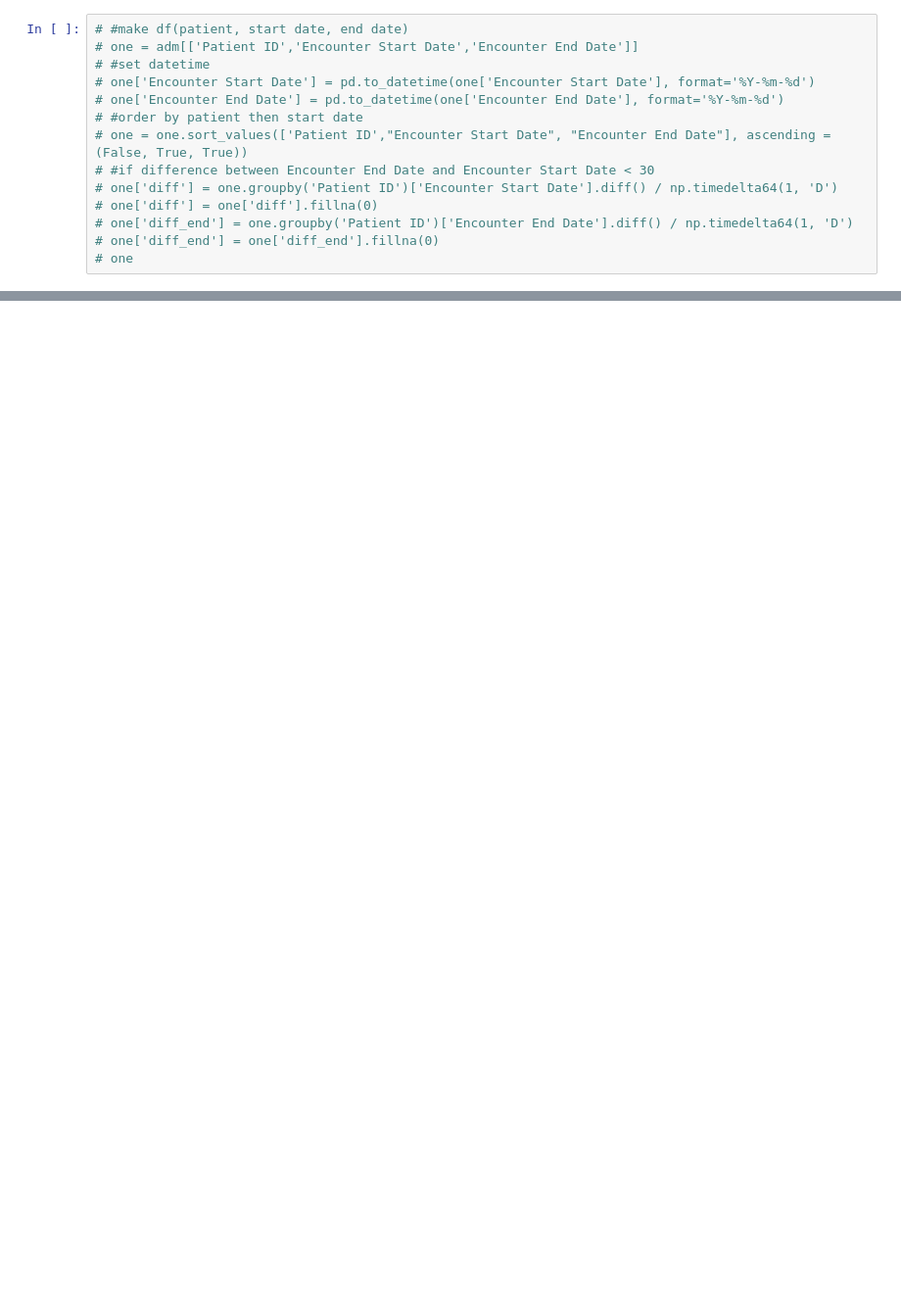
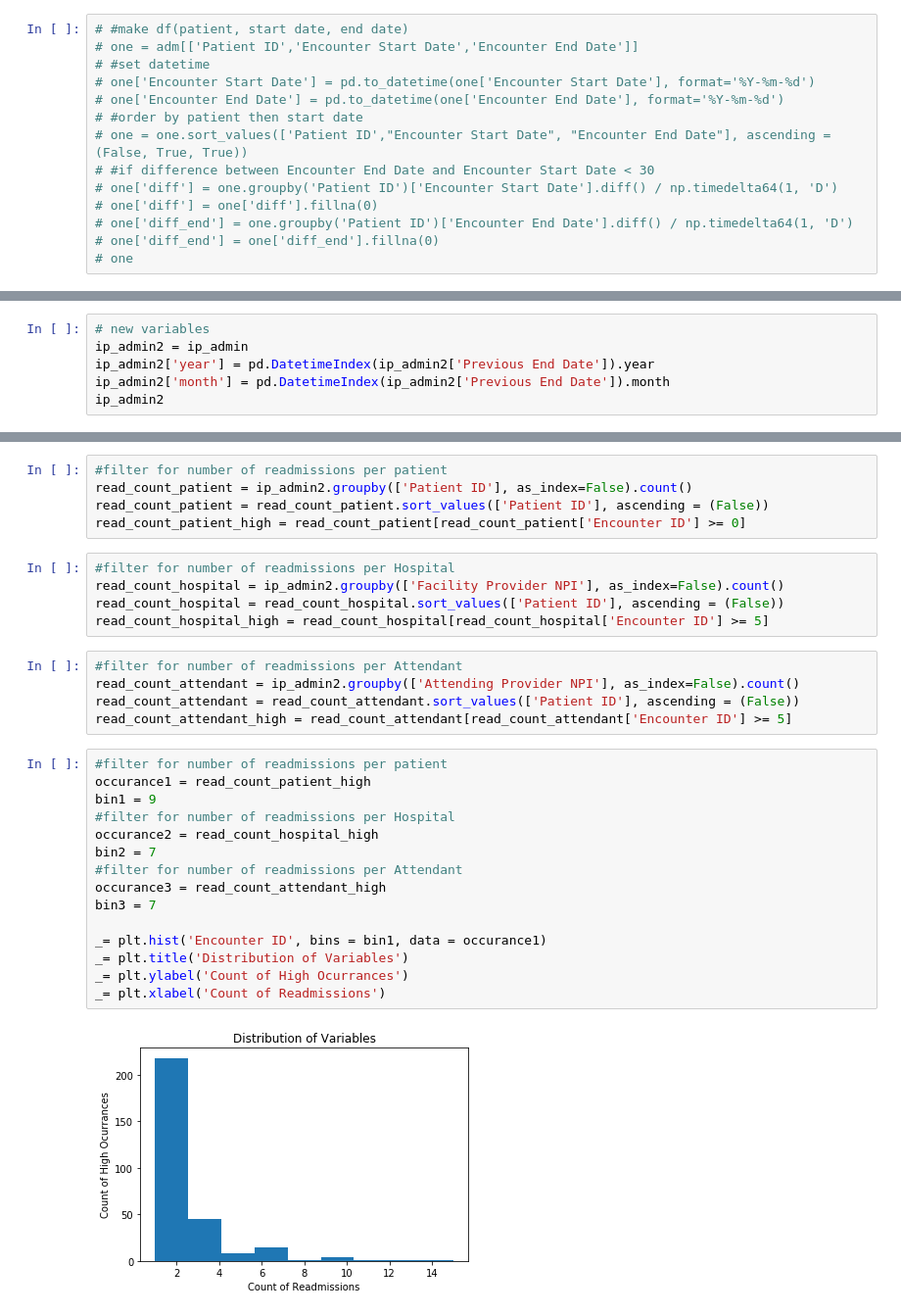
Before and after one commit to tipearso/hospital-readmissions, a Jupyter notebook: Jupyter Notebooks/Boo-Boo Exploratory.ipynb, the cells around one changed output, grey strips where cells are left out. Shown at 98% size. Cells and saved outputs as stored; diff of their text form; blank space fills up the shorter version.

```diff
--- a/Jupyter Notebooks/Boo-Boo Exploratory.ipynb
+++ b/Jupyter Notebooks/Boo-Boo Exploratory.ipynb
@@ -216,0 +122,6 @@ pc_visits['Patient ID'].nunique()
+# %%
+# new variables
+ip_admin2 = ip_admin
+ip_admin2['year'] = pd.DatetimeIndex(ip_admin2['Previous End Date']).year
+ip_admin2['month'] = pd.DatetimeIndex(ip_admin2['Previous End Date']).month
+ip_admin2
@@ -216,0 +146,32 @@ pc_visits['Patient ID'].nunique()
+# %%
+#filter for number of readmissions per patient
+read_count_patient = ip_admin2.groupby(['Patient ID'], as_index=False).count()
+read_count_patient = read_count_patient.sort_values(['Patient ID'], ascending = (False))
+read_count_patient_high = read_count_patient[read_count_patient['Encounter ID'] >= 0]
+# %%
+#filter for number of readmissions per Hospital
+read_count_hospital = ip_admin2.groupby(['Facility Provider NPI'], as_index=False).count()
+read_count_hospital = read_count_hospital.sort_values(['Patient ID'], ascending = (False))
+read_count_hospital_high = read_count_hospital[read_count_hospital['Encounter ID'] >= 5]
+# %%
+#filter for number of readmissions per Attendant
+read_count_attendant = ip_admin2.groupby(['Attending Provider NPI'], as_index=False).count()
+read_count_attendant = read_count_attendant.sort_values(['Patient ID'], ascending = (False))
+read_count_attendant_high = read_count_attendant[read_count_attendant['Encounter ID'] >= 5]
+# %%
+#filter for number of readmissions per patient
+occurance1 = read_count_patient_high
+bin1 = 9
+#filter for number of readmissions per Hospital
+occurance2 = read_count_hospital_high
+bin2 = 7
+#filter for number of readmissions per Attendant
+occurance3 = read_count_attendant_high
+bin3 = 7
+
+_= plt.hist('Encounter ID', bins = bin1, data = occurance1)
+_= plt.title('Distribution of Variables')
+_= plt.ylabel('Count of High Ocurrances')
+_= plt.xlabel('Count of Readmissions')
+# %% [output]
+[figure, added]
```
Also changed, not shown: parts of 54 cells of this notebook, 3 other files.
